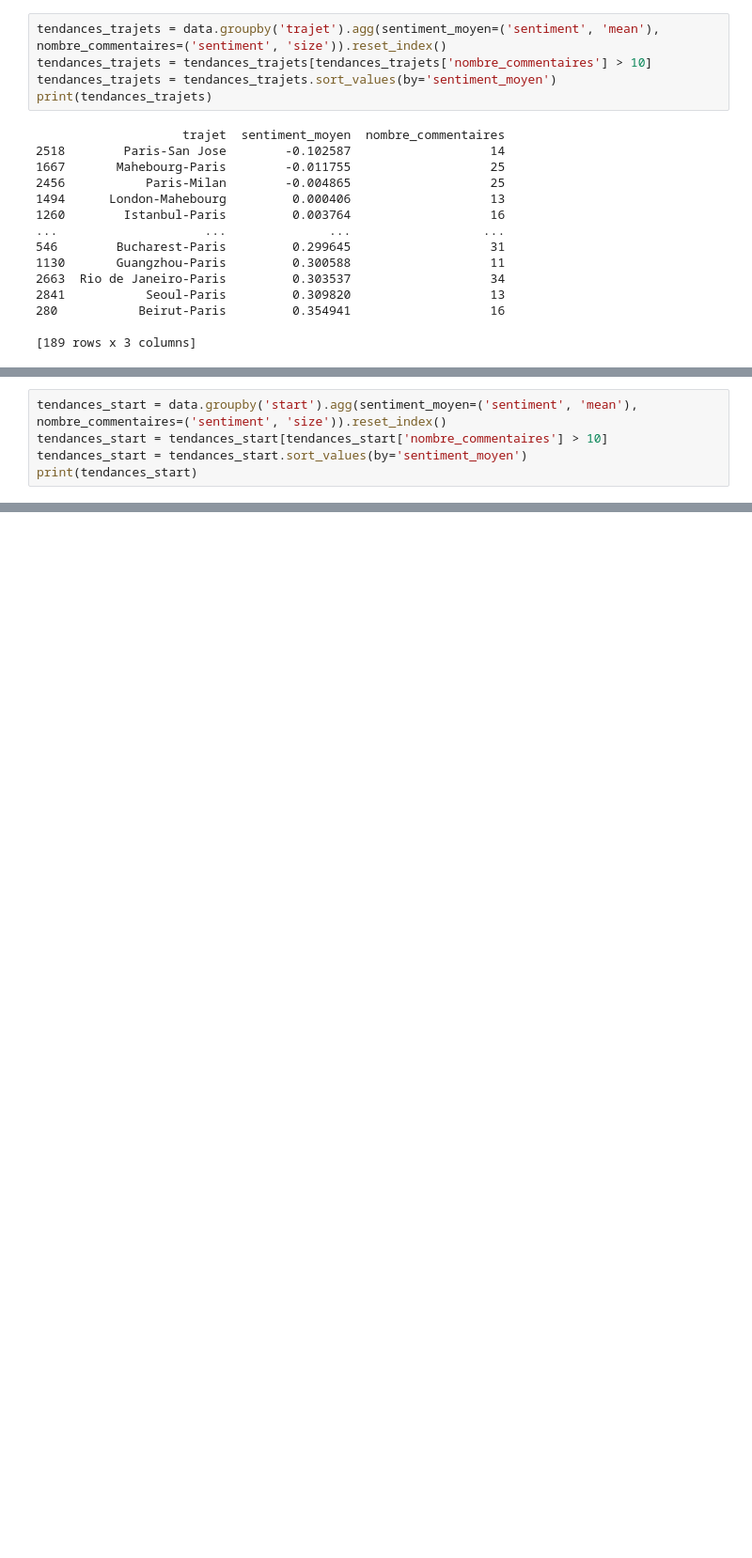
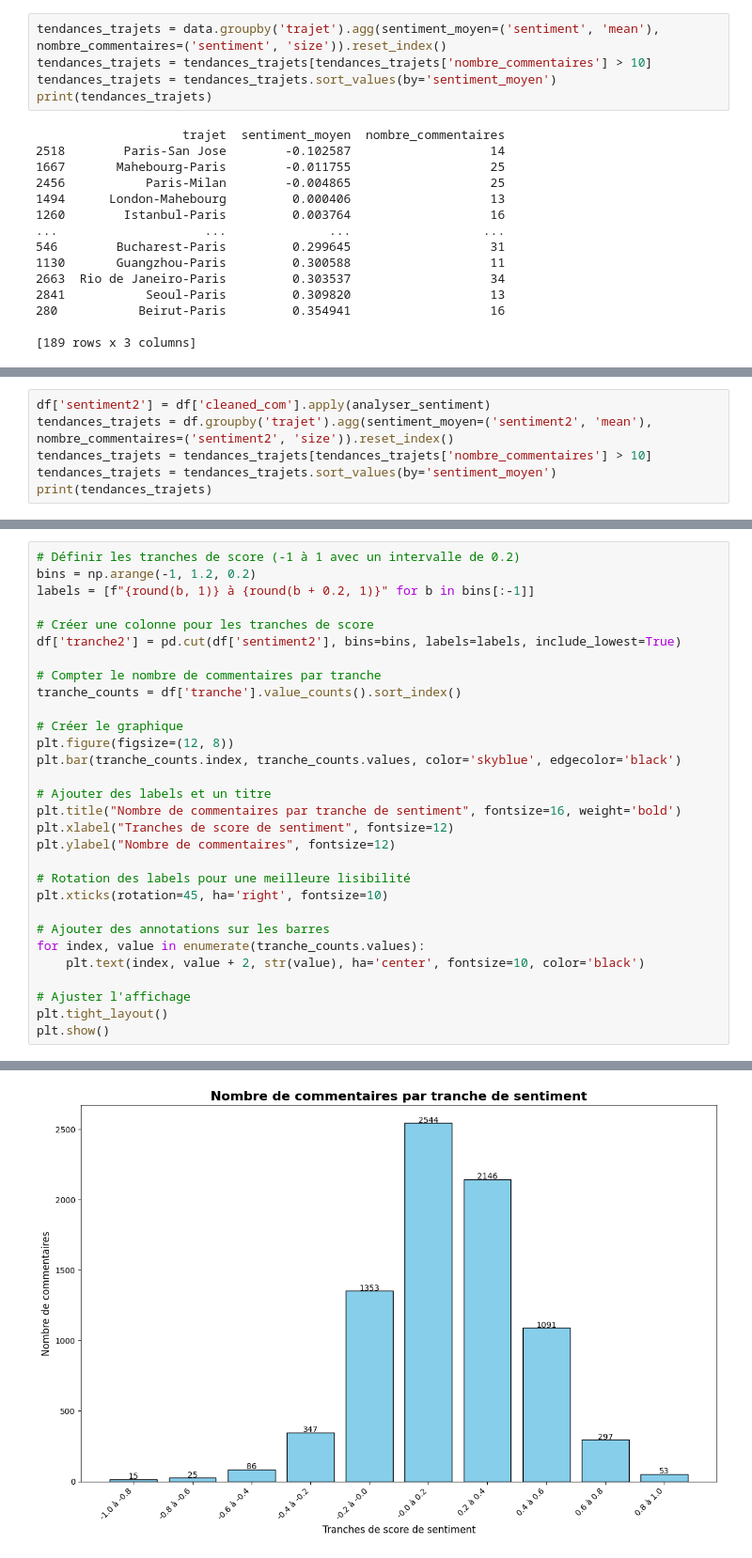
Before and after one commit to KV2TS/webscrapping, a Jupyter notebook: nlp.ipynb, the cells around one changed output, grey strips where cells are left out. Shown at 94% size. Drawn from its saved outputs; the diff is of its cells as text; blank space fills up the shorter version.

```diff
--- a/nlp.ipynb
+++ b/nlp.ipynb
@@ -95,6 +169,7 @@ print(a, b)
 # %%
-tendances_start = data.groupby('start').agg(sentiment_moyen=('sentiment', 'mean'), nombre_commentaires=('sentiment', 'size')).reset_index()
-tendances_start = tendances_start[tendances_start['nombre_commentaires'] > 10]
-tendances_start = tendances_start.sort_values(by='sentiment_moyen')
-print(tendances_start)
+df['sentiment2'] = df['cleaned_com'].apply(analyser_sentiment)
+tendances_trajets = df.groupby('trajet').agg(sentiment_moyen=('sentiment2', 'mean'), nombre_commentaires=('sentiment2', 'size')).reset_index()
+tendances_trajets = tendances_trajets[tendances_trajets['nombre_commentaires'] > 10]
+tendances_trajets = tendances_trajets.sort_values(by='sentiment_moyen')
+print(tendances_trajets)
 # %% [output]
@@ -175,0 +195,31 @@ WARNING:tensorflow:From C:\Users\kvtts\anaconda3\envs\cours\lib\site-packages\tf
+# %%
+# Définir les tranches de score (-1 à 1 avec un intervalle de 0.2)
+bins = np.arange(-1, 1.2, 0.2)
+labels = [f"{round(b, 1)} à {round(b + 0.2, 1)}" for b in bins[:-1]]
+
+# Créer une colonne pour les tranches de score
+df['tranche2'] = pd.cut(df['sentiment2'], bins=bins, labels=labels, include_lowest=True)
+
+# Compter le nombre de commentaires par tranche
+tranche_counts = df['tranche'].value_counts().sort_index()
+
+# Créer le graphique
+plt.figure(figsize=(12, 8))
+plt.bar(tranche_counts.index, tranche_counts.values, color='skyblue', edgecolor='black')
+
+# Ajouter des labels et un titre
+plt.title("Nombre de commentaires par tranche de sentiment", fontsize=16, weight='bold')
+plt.xlabel("Tranches de score de sentiment", fontsize=12)
+plt.ylabel("Nombre de commentaires", fontsize=12)
+
+# Rotation des labels pour une meilleure lisibilité
+plt.xticks(rotation=45, ha='right', fontsize=10)
+
+# Ajouter des annotations sur les barres
+for index, value in enumerate(tranche_counts.values):
+    plt.text(index, value + 2, str(value), ha='center', fontsize=10, color='black')
+
+# Ajuster l'affichage
+plt.tight_layout()
+plt.show()
+# %% [output]
@@ -175,0 +231 @@ WARNING:tensorflow:From C:\Users\kvtts\anaconda3\envs\cours\lib\site-packages\tf
+[figure, added]
```
Also changed, not shown: parts of 20 cells of this notebook, 1 other file.
